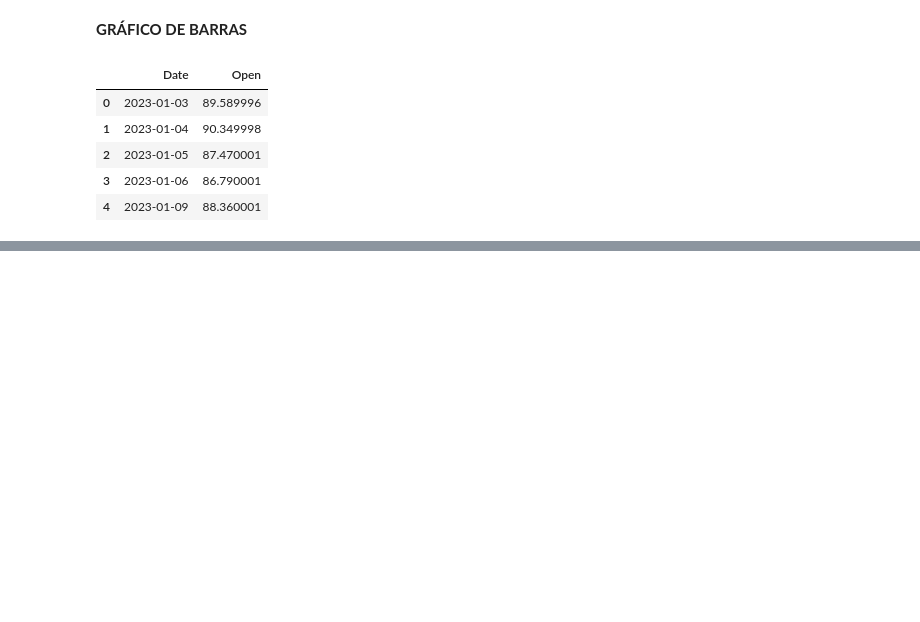
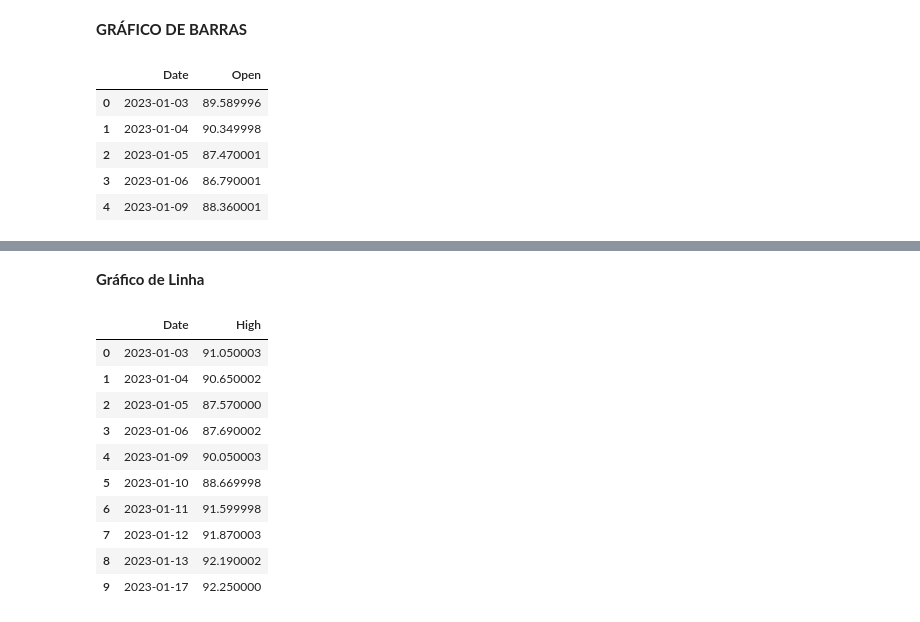
Before and after one commit to micaellimaj/series_temporais, a Jupyter notebook: EstoqueDoGoogle.ipynb, the cells around one changed output, grey strips where cells are left out. Cells and saved outputs as stored; diff of their text form; code cells hidden in the pictures; blank space fills up the shorter version.

```diff
--- a/EstoqueDoGoogle.ipynb
+++ b/EstoqueDoGoogle.ipynb
@@ -119,0 +120,17 @@ plt.show()
+# %% [markdown]
+**Gráfico de Linha**
+# %%
+valor_alta = dados[["Date","High"]].groupby("Date").agg("sum").reset_index()
+valor_alta.head(10)
+# %% [output]
+|  | Date | High |
+| 0 | 2023-01-03 | 91.050003 |
+| 1 | 2023-01-04 | 90.650002 |
+| 2 | 2023-01-05 | 87.570000 |
+| 3 | 2023-01-06 | 87.690002 |
+| 4 | 2023-01-09 | 90.050003 |
+| 5 | 2023-01-10 | 88.669998 |
+| 6 | 2023-01-11 | 91.599998 |
+| 7 | 2023-01-12 | 91.870003 |
+| 8 | 2023-01-13 | 92.190002 |
+| 9 | 2023-01-17 | 92.250000 |
```
Also changed, not shown: parts of 8 cells of this notebook, 2 other files.
